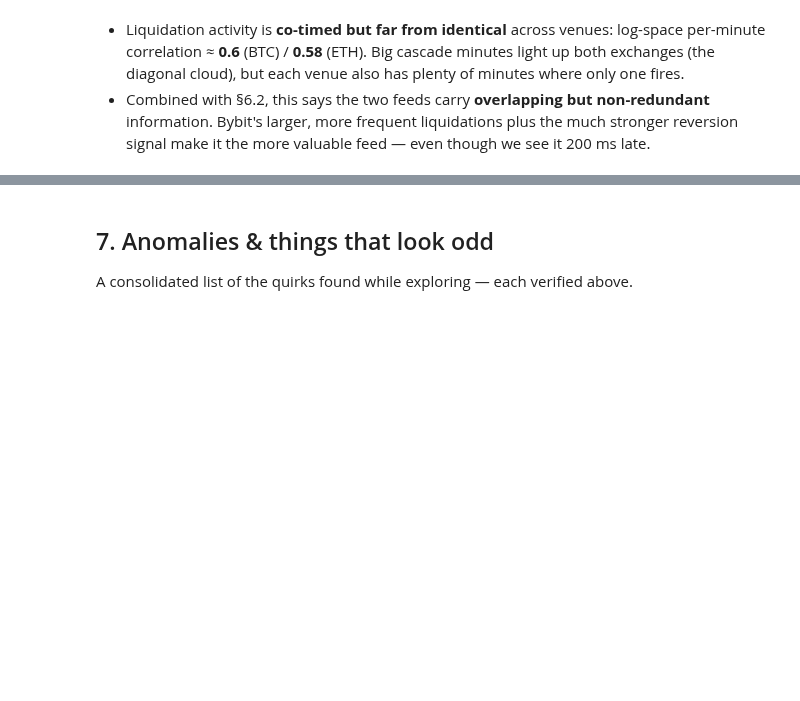
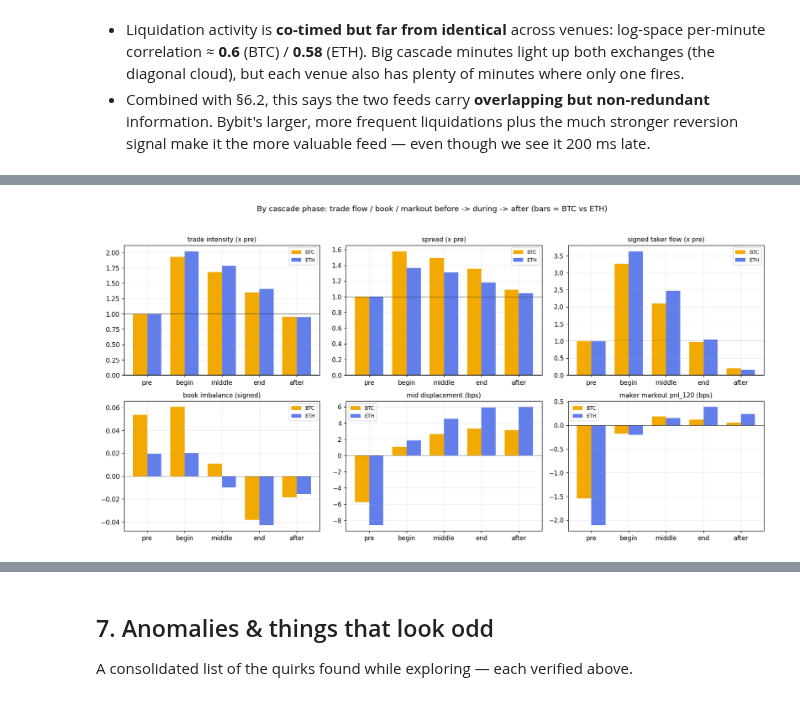
Before and after one commit to Kamil-Jan/hft_school_liquidation_task, a Jupyter notebook: notebooks/01_exploration.ipynb, the cells around one changed output, grey strips where cells are left out. Saved outputs shown, nothing was run; the diff lists cells and outputs as text; code cells hidden in the pictures; blank space fills up the shorter version.

```diff
--- a/notebooks/01_exploration.ipynb
+++ b/notebooks/01_exploration.ipynb
@@ -592,0 +636,23 @@ plt.tight_layout(); plt.show()
+# %%
+# the same signals as discrete phases (bars = BTC vs ETH); last panel = the maker markout
+P2 = [("trade_rate","trade intensity (x pre)","norm_pre"),
+      ("spread_bps","spread (x pre)","norm_pre"),
+      ("flow_signed","signed taker flow (x pre)","norm_pre"),
+      ("obi_signed","book imbalance (signed)","raw"),
+      ("mid_disp_bps","mid displacement (bps)","raw"),
+      ("pnl_120","maker markout pnl_120 (bps)","raw")]
+ph = {s: pl.DataFrame({"phase": PHASES}).join(
+        pl.read_parquet(ART/f"cascade_phase_{s}.parquet"), on="phase", how="left") for s in SYMS}
+fig, axes = plt.subplots(2, 3, figsize=(15, 7.6)); xs = np.arange(len(PHASES)); w = 0.38
+for ax, (coln, lab, mode) in zip(axes.ravel(), P2):
+    for k, sym in enumerate(SYMS):
+        y = ph[sym][coln].to_numpy().astype(float)
+        if mode == "norm_pre": y = y / y[0]
+        ax.bar(xs + (k-0.5)*w, y, w, color=COL[sym], label=sym.upper())
+    ax.set_xticks(xs); ax.set_xticklabels(PHASES)
+    ax.axhline(1 if mode=="norm_pre" else 0, color="k", lw=0.4)
+    ax.set_title(lab, fontsize=10); ax.legend(fontsize=8)
+fig.suptitle("By cascade phase: trade flow / book / markout before -> during -> after (bars = BTC vs ETH)", y=1.0)
+plt.tight_layout(rect=[0,0,1,0.97]); plt.show()
+# %% [output]
+[figure, added]
```
Also changed, not shown: parts of 4 cells of this notebook, 29 other files.
